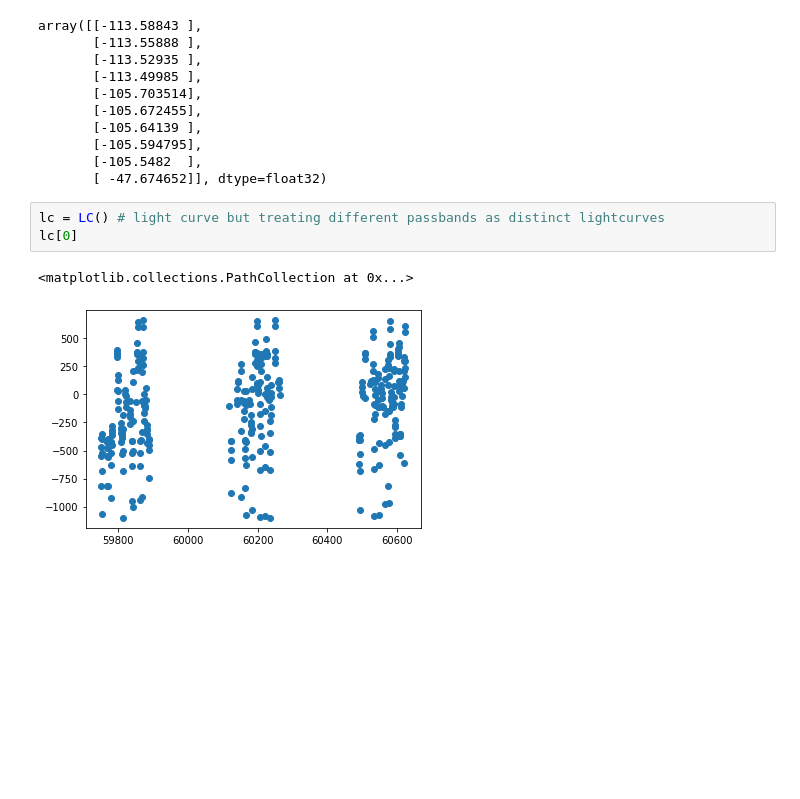
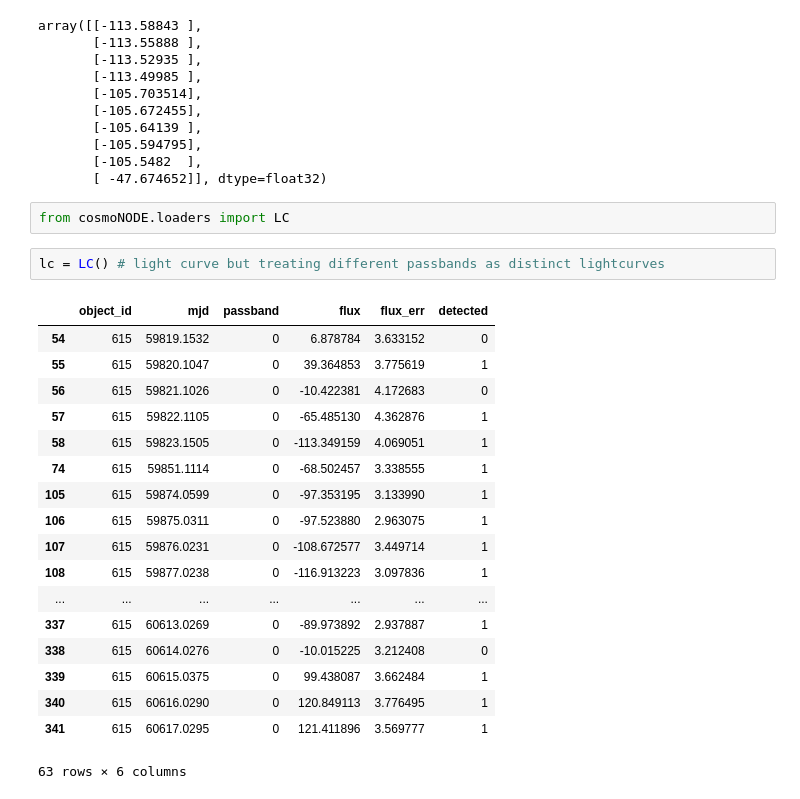
Before and after one commit to deepskies/cosmoNODE, a Jupyter notebook: flux_ode_demo.ipynb, the cells around one changed output. Drawn from its saved outputs; the diff is of its cells as text; blank space fills up the shorter version.

Commit message:
separated by passband and the trajectories are looking better. still a lot to do. need to apply the latent ode and enc dec ode model from the newest paper.

```diff
--- a/flux_ode_demo.ipynb
+++ b/flux_ode_demo.ipynb
@@ -238,9 +242,26 @@ array([[-113.58843 ],
        [-105.594795],
        [-105.5482  ],
        [ -47.674652]], dtype=float32)
+# %%
+from cosmoNODE.loaders import LC
 # %%
 lc = LC() # light curve but treating different passbands as distinct lightcurves
-lc[0]
 # %% [output]
+|  | object_id | mjd | passband | flux | flux_err | detected |
+| 54 | 615 | 59819.1532 | 0 | 6.878784 | 3.633152 | 0 |
+| 55 | 615 | 59820.1047 | 0 | 39.364853 | 3.775619 | 1 |
+| 56 | 615 | 59821.1026 | 0 | -10.422381 | 4.172683 | 0 |
+| 57 | 615 | 59822.1105 | 0 | -65.485130 | 4.362876 | 1 |
+| 58 | 615 | 59823.1505 | 0 | -113.349159 | 4.069051 | 1 |
+| 74 | 615 | 59851.1114 | 0 | -68.502457 | 3.338555 | 1 |
+| 105 | 615 | 59874.0599 | 0 | -97.353195 | 3.133990 | 1 |
+| 106 | 615 | 59875.0311 | 0 | -97.523880 | 2.963075 | 1 |
+| 107 | 615 | 59876.0231 | 0 | -108.672577 | 3.449714 | 1 |
+| 108 | 615 | 59877.0238 | 0 | -116.913223 | 3.097836 | 1 |
+| ... | ... | ... | ... | ... | ... | ... |
+| 337 | 615 | 60613.0269 | 0 | -89.973892 | 2.937887 | 1 |
+| 338 | 615 | 60614.0276 | 0 | -10.015225 | 3.212408 | 0 |
+| 339 | 615 | 60615.0375 | 0 | 99.438087 | 3.662484 | 1 |
+| 340 | 615 | 60616.0290 | 0 | 120.849113 | 3.776495 | 1 |
+| 341 | 615 | 60617.0295 | 0 | 121.411896 | 3.569777 | 1 |
-<matplotlib.collections.PathCollection at 0x...>
+63 rows × 6 columns
-[figure, removed]
```
Also changed, not shown: parts of 10 cells of this notebook, 1 other file.
